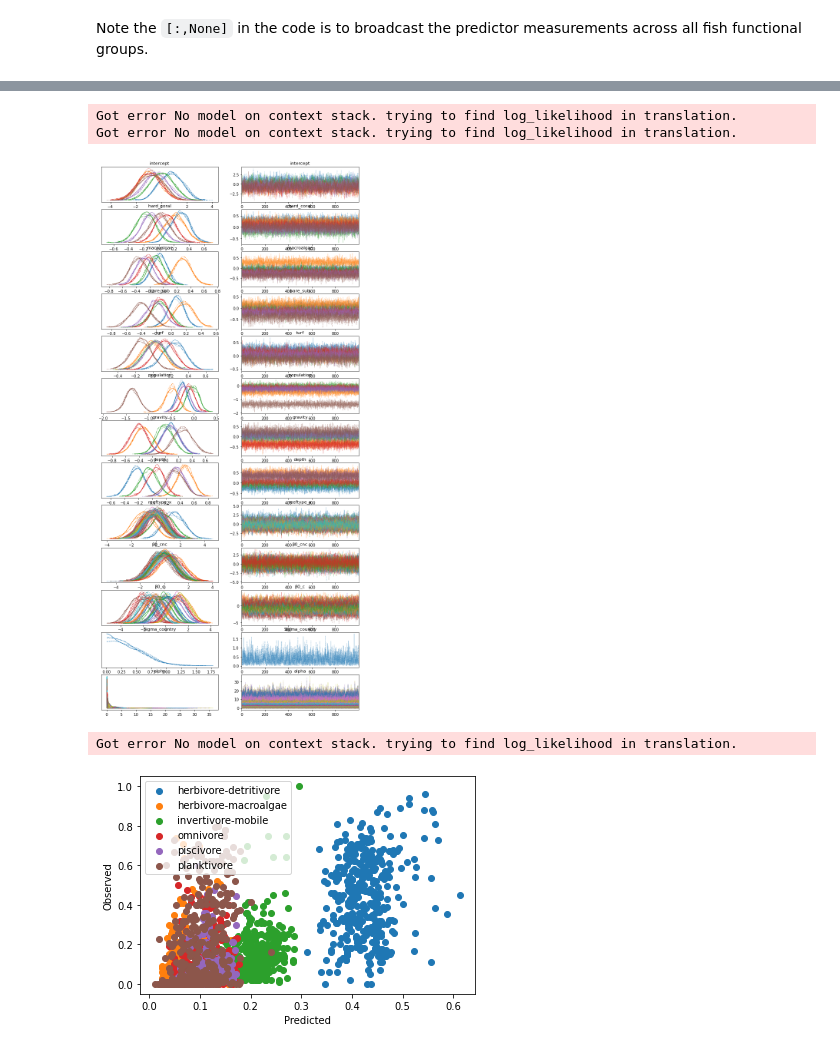
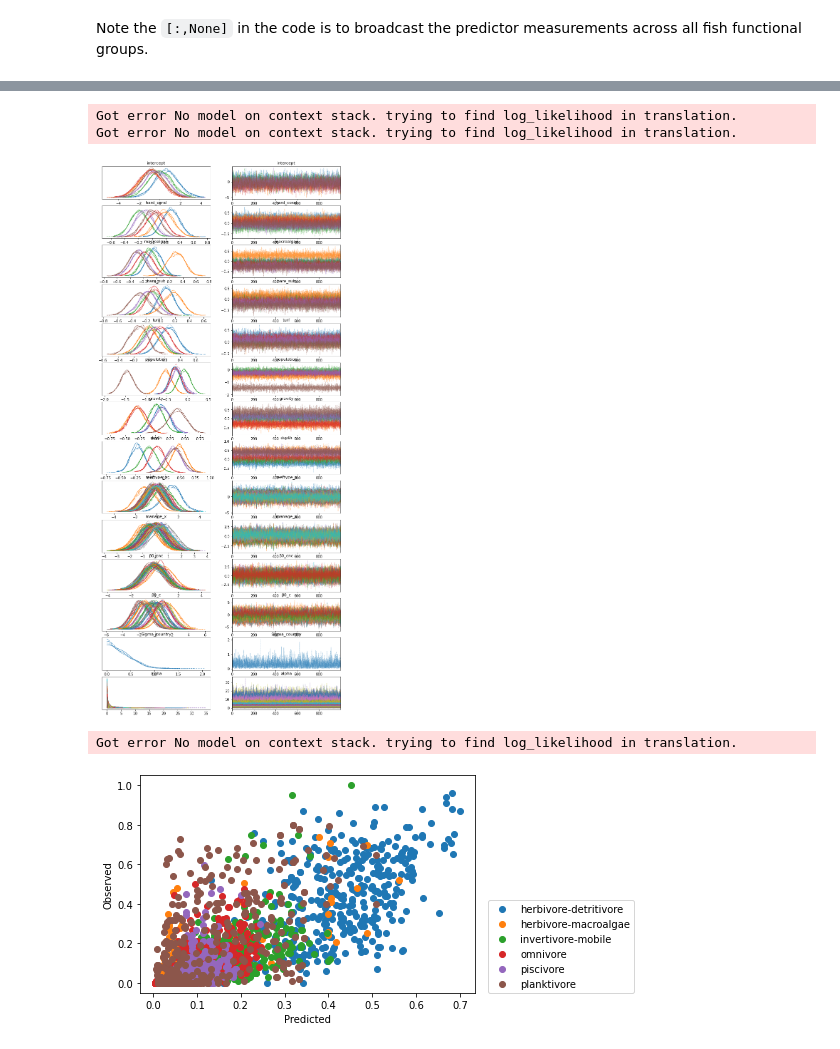
Before and after one commit to jpwrobinson/nutrient-productivity, a Jupyter notebook: py-notebook/NutProd_Dirichlet_pymc3.ipynb, the cells around one changed output, grey strips where cells are left out. Saved outputs shown, nothing was run; the diff lists cells and outputs as text; code cells hidden in the pictures.

```diff
--- a/py-notebook/NutProd_Dirichlet_pymc3.ipynb
+++ b/py-notebook/NutProd_Dirichlet_pymc3.ipynb
@@ -92,9 +92,12 @@ rt = pd.Categorical(nut.reef_type)
 grav_nc = stdize(nut.grav_nc).to_numpy()
 dep = stdize(nut.depth).to_numpy()
 
-## categorical levels w hierarchical index
+## categorical levels
 reef_type = list(np.sort(pd.unique(nut["reef_type"])))
 rt = np.array([reef_type.index(x) for x in nut["reef_type"]])
+
+manage = list(np.sort(pd.unique(nut["management_rules"])))
+mr = np.array([manage.index(x) for x in nut["management_rules"]])
 
 # if site nested in country, use subindexall
 # country,c = subindexall(nut["country"], nut["site"])
@@ -124,6 +129,7 @@ with pm.Model(coords=coords) as BDM:
 
     # cats
     reeftype_x = pm.Normal("reeftype_x", 0, 2, shape = (len(reef_type), nfg))
+    manage_x = pm.Normal("manage_x", 0, 2, shape = (len(manage), nfg))
 
     # country nested in global intrcept
     σ_c = pm.Exponential('Sigma_country', 1)
@@ -139,6 +145,7 @@ with pm.Model(coords=coords) as BDM:
 #                                         β0_s[s, :None] +
                                          β0_c[c, :None] +
                                          reeftype_x[rt,:None] +
+                                         manage_x[mr,:None] +
                                          hard_coral*hc[:,None]+macroalgae*ma[:,None]+bare_sub*bs[:,None]+turf*ta[:,None]+
                                          gravity*grav_nc[:,None] + population*pop[:,None]+
                                          depth*dep[:,None]))
@@ -176,12 +183,12 @@ The number of effective samples is smaller than 25% for some parameters.
 # %%
-pm.plot_trace(trace_dm);
+# pm.plot_trace(trace_dm);
 # pm.summary(trace_dm)
 # Plot traces
-# pm.plot_trace(trace_dm).ravel()[0].figure.savefig('Zinc_Trace.jpg')
+pm.plot_trace(trace_dm).ravel()[0].figure.savefig('Zinc_Trace.jpg')
 # %% [output]
 Got error No model on context stack. trying to find log_likelihood in translation.
 Got error No model on context stack. trying to find log_likelihood in translation.
-[figure, old version]
+[figure, new version]
 # %%
 # Export summary stats
 tmp = pm.summary(trace_dm, var_names=['~Sigma_country'], hdi_prob=0.95)
@@ -196,9 +204,15 @@ tmp.to_csv('zinc_posterior_summary.csv')
 # %% [output]
 Got error No model on context stack. trying to find log_likelihood in translation.
 # %%
+# Grab expected alphas
+alpha = trace_dm['alpha'].T
+alpha_0 = alpha.sum(0).mean(1)
+Ex_alphas = alpha.mean(2)
+Ex = Ex_alphas/alpha_0
+
 ## Predicted vs. observed
 [plt.scatter(ei,yi,label=l) for yi,l,ei in zip(y.T,hnames,Ex)]
 plt.ylabel('Observed'),plt.xlabel('Predicted')
-plt.legend();
+plt.legend(loc=(1.04,0));
 # %% [output]
-[figure, old version]
+[figure, new version]
```
Also changed, not shown: parts of 8 cells of this notebook, 7 other files.
